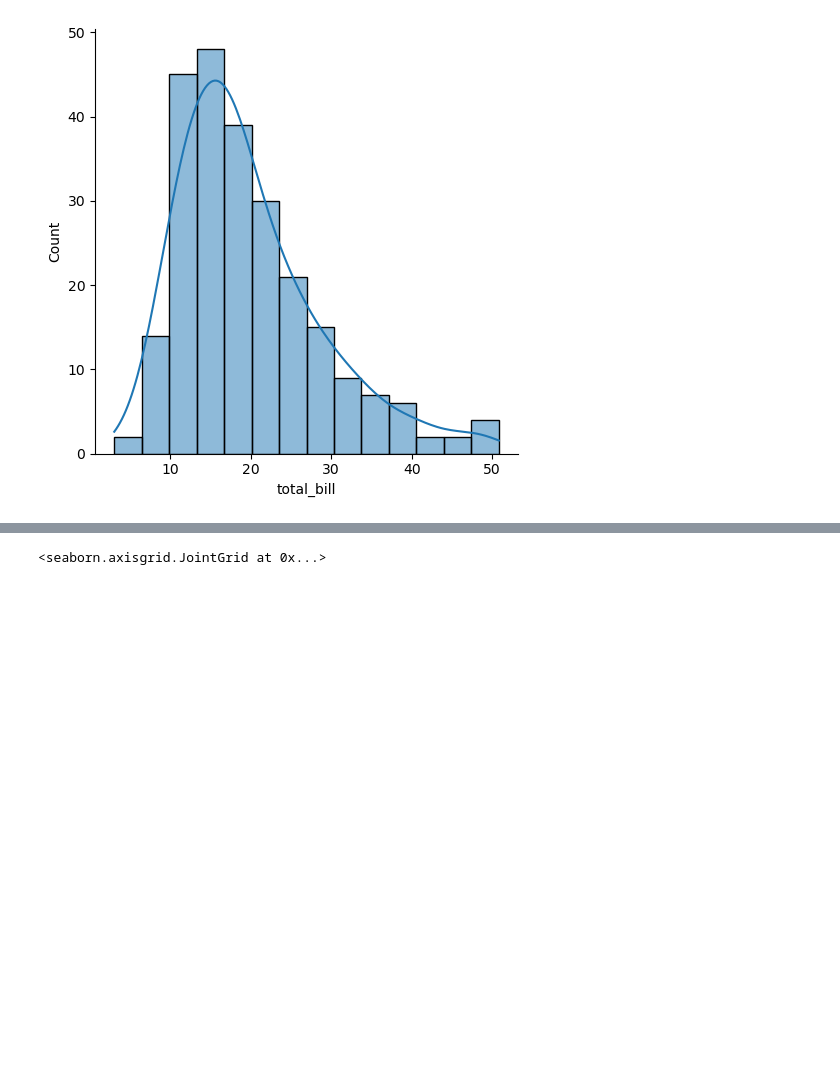
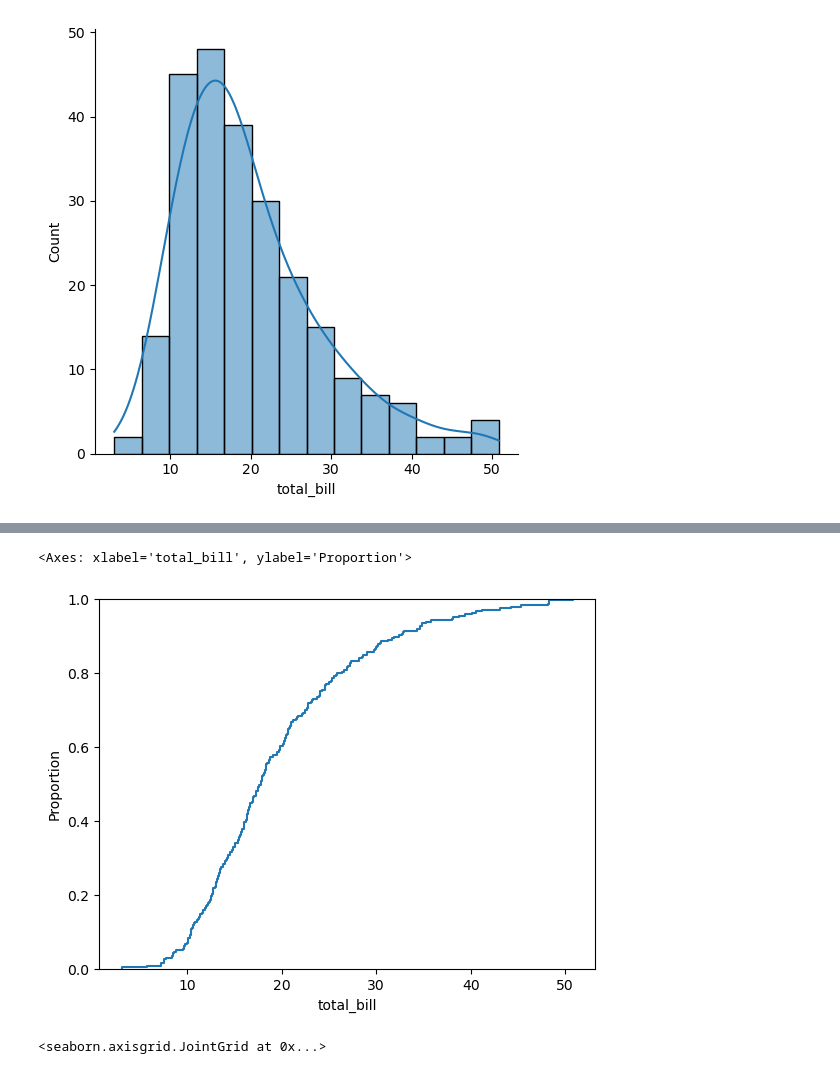
Before and after one commit to davidul/data-science, a Jupyter notebook: 05-matplotlib/02-seaborn.ipynb, the cells around one changed output, grey strips where cells are left out. Drawn from its saved outputs; the diff is of its cells as text; code cells hidden in the pictures; blank space fills up the shorter version.

```diff
--- a/05-matplotlib/02-seaborn.ipynb
+++ b/05-matplotlib/02-seaborn.ipynb
@@ -25,3 +28,9 @@ sns.displot(tips['total_bill'], kde=True)
+# %%
+sns.ecdfplot(tips['total_bill'])
+# empirical cumulative distribution function
+# %% [output]
+<Axes: xlabel='total_bill', ylabel='Proportion'>
+[figure, added]
 # %%
 sns.jointplot(x='total_bill', y='tip', data=tips, kind='hex')
 # %% [output]
```
Also changed, not shown: parts of 10 cells of this notebook, 1 other file.
